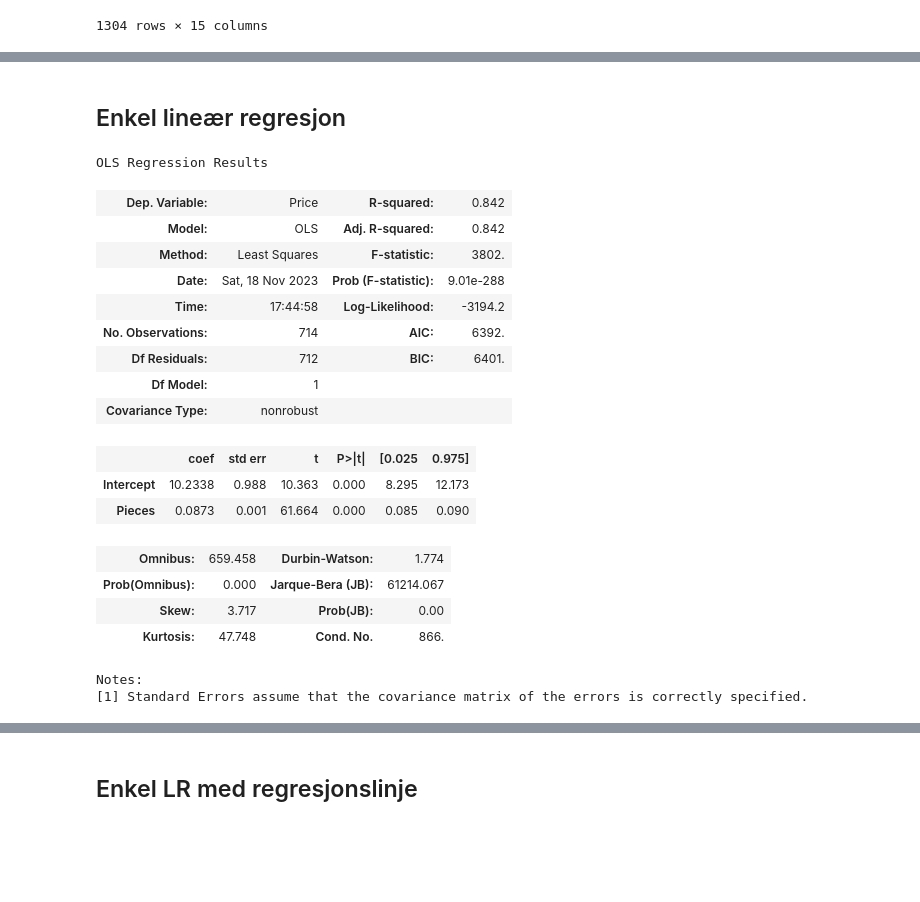
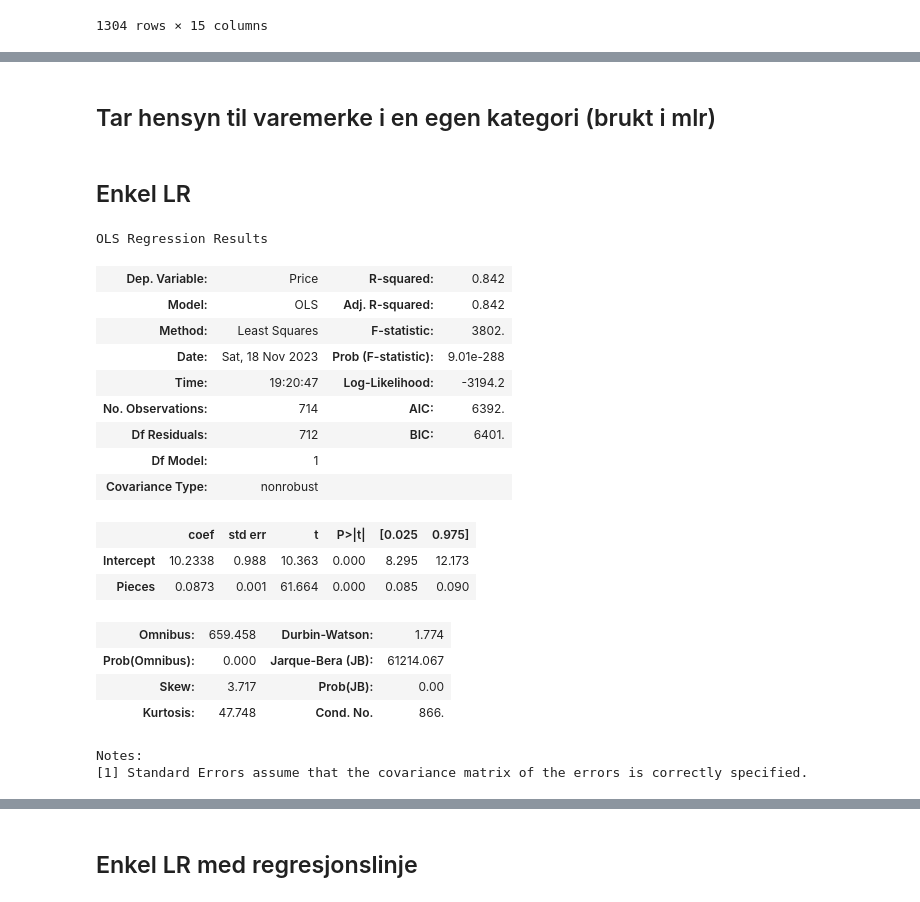
Before and after one commit to erikbjo/istg1003prosjekt, a Jupyter notebook: Oppgaver/arthurTestBook.ipynb, the cells around one changed output, grey strips where cells are left out. Saved outputs shown, nothing was run; the diff lists cells and outputs as text; code cells hidden in the pictures; blank space fills up the shorter version.

```diff
--- a/Oppgaver/arthurTestBook.ipynb
+++ b/Oppgaver/arthurTestBook.ipynb
@@ -64,0 +77,2 @@ df2
+# %% [markdown]
+## Tar hensyn til varemerke i en egen kategori (brukt i mlr)
@@ -65,29 +102,29 @@ df2
 # %% [markdown]
-## Enkel lineær regresjon
+## Enkel LR
 # %%
-formel = 'Price ~ Pieces'
-
-modell = smf.ols(formel, data = df2)
-resultat = modell.fit()
-
-resultat.summary()
+def enkelLineærRegresjon(formel):
+    modell = smf.ols(formel, data = df2)
+    resultat = modell.fit()
+    return resultat
-# %% [output]
-OLS Regression Results
-| Dep. Variable: | Price | R-squared: | 0.842 |
-| Model: | OLS | Adj. R-squared: | 0.842 |
-| Method: | Least Squares | F-statistic: | 3802. |
-| Date: | Sat, 18 Nov 2023 | Prob (F-statistic): | 9.01e-288 |
-| Time: | 17:44:58 | Log-Likelihood: | -3194.2 |
-| No. Observations: | 714 | AIC: | 6392. |
-| Df Residuals: | 712 | BIC: | 6401. |
-| Df Model: | 1 |  |  |
-| Covariance Type: | nonrobust |  |  |
-|  | coef | std err | t | P>|t| | [0.025 | 0.975] |
-| Intercept | 10.2338 | 0.988 | 10.363 | 0.000 | 8.295 | 12.173 |
-| Pieces | 0.0873 | 0.001 | 61.664 | 0.000 | 0.085 | 0.090 |
-| Omnibus: | 659.458 | Durbin-Watson: | 1.774 |
-| Prob(Omnibus): | 0.000 | Jarque-Bera (JB): | 61214.067 |
-| Skew: | 3.717 | Prob(JB): | 0.00 |
-| Kurtosis: | 47.748 | Cond. No. | 866. |
-Notes:
-[1] Standard Errors assume that the covariance matrix of the errors is correctly specified.
+# %%
+enkelLineærRegresjon(pieces_formel).summary()
+# %% [output]
+OLS Regression Results
+| Dep. Variable: | Price | R-squared: | 0.842 |
+| Model: | OLS | Adj. R-squared: | 0.842 |
+| Method: | Least Squares | F-statistic: | 3802. |
+| Date: | Sat, 18 Nov 2023 | Prob (F-statistic): | 9.01e-288 |
+| Time: | 19:20:47 | Log-Likelihood: | -3194.2 |
+| No. Observations: | 714 | AIC: | 6392. |
+| Df Residuals: | 712 | BIC: | 6401. |
+| Df Model: | 1 |  |  |
+| Covariance Type: | nonrobust |  |  |
+|  | coef | std err | t | P>|t| | [0.025 | 0.975] |
+| Intercept | 10.2338 | 0.988 | 10.363 | 0.000 | 8.295 | 12.173 |
+| Pieces | 0.0873 | 0.001 | 61.664 | 0.000 | 0.085 | 0.090 |
+| Omnibus: | 659.458 | Durbin-Watson: | 1.774 |
+| Prob(Omnibus): | 0.000 | Jarque-Bera (JB): | 61214.067 |
+| Skew: | 3.717 | Prob(JB): | 0.00 |
+| Kurtosis: | 47.748 | Cond. No. | 866. |
+Notes:
+[1] Standard Errors assume that the covariance matrix of the errors is correctly specified.
```
Also changed, not shown: parts of 46 cells of this notebook.
